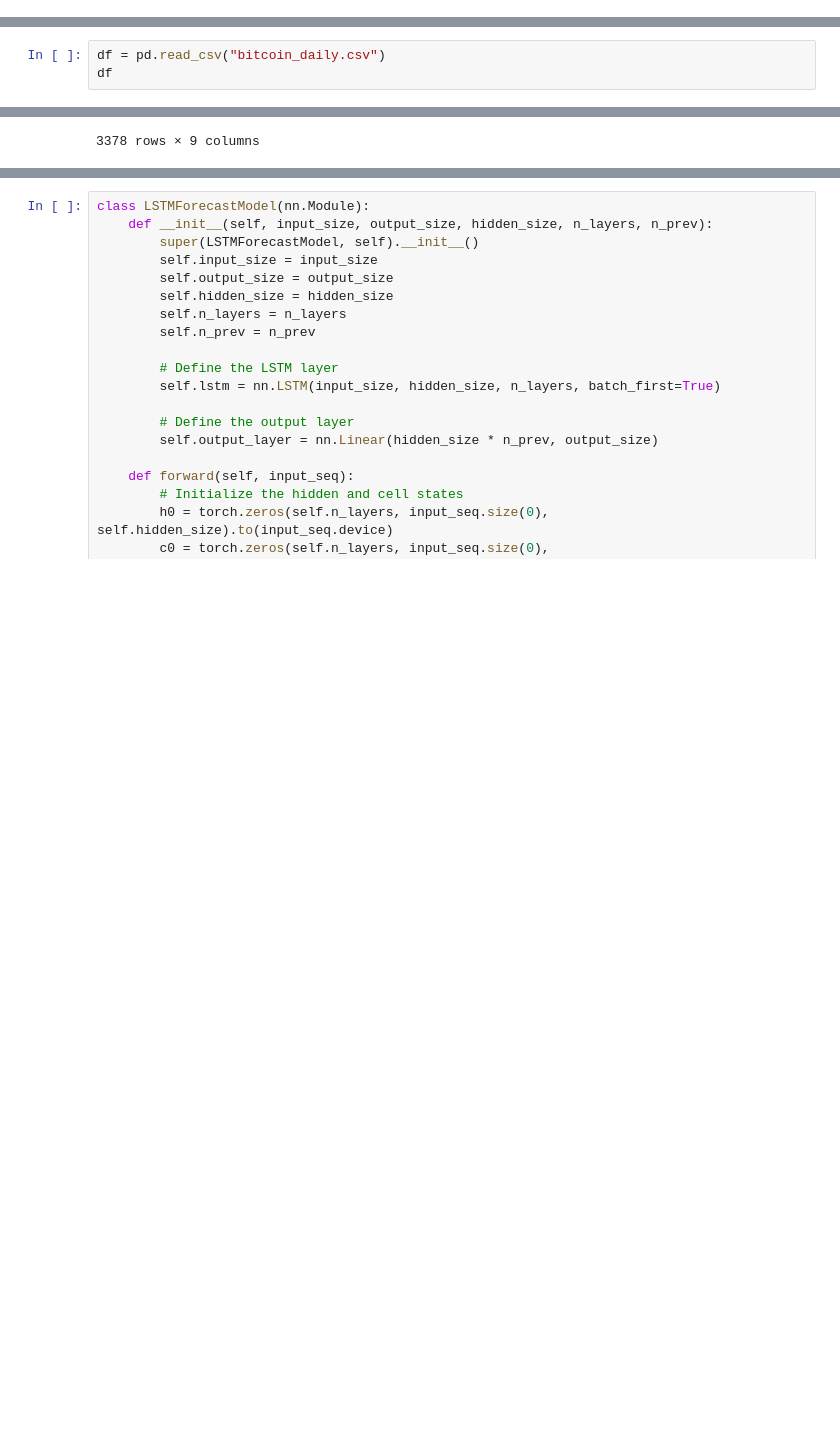
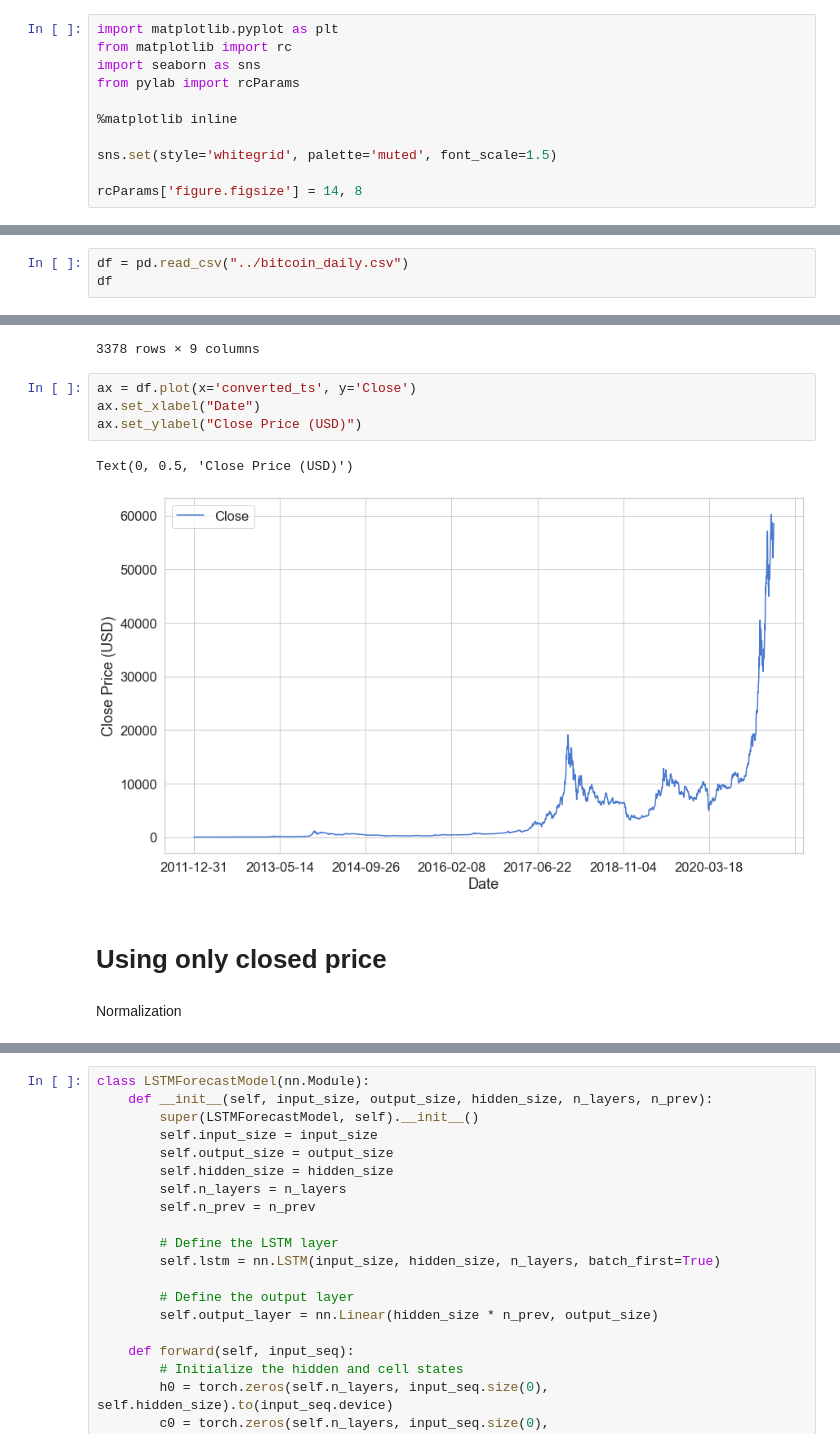
Before and after one commit to minhduchoang301/CSC413_Project, a Jupyter notebook: LSTM/training.ipynb, the cells around one changed output, grey strips where cells are left out. Drawn from its saved outputs; the diff is of its cells as text; blank space fills up the shorter version.

```diff
--- a/LSTM/training.ipynb
+++ b/LSTM/training.ipynb
@@ -5,7 +7,18 @@ from torch.utils.data import Dataset, DataLoader
+# %%
+import matplotlib.pyplot as plt
+from matplotlib import rc
+import seaborn as sns
+from pylab import rcParams
+
+%matplotlib inline
+
+sns.set(style='whitegrid', palette='muted', font_scale=1.5)
+
+rcParams['figure.figsize'] = 14, 8
 # %%
 import pandas as pd
 # %%
-df = pd.read_csv("bitcoin_daily.csv")
+df = pd.read_csv("../bitcoin_daily.csv")
 df
 # %% [output]
 |  | converted_ts | Timestamp | Open | High | Low | Close | Volume_(BTC) | Volume_(Currency) | ... |
@@ -21,3 +34,14 @@ df
 | 3376 | 2021-03-29 | 1.617034e+09 | 57235.672481 | 57267.246852 | 57205.425351 | 57236.598603 | 3.868826 | 221942.790902 | ... |
 | 3377 | 2021-03-30 | 1.617113e+09 | 58548.495268 | 58573.017400 | 58525.093386 | 58550.412868 | 2.436852 | 142941.673239 | ... |
 3378 rows × 9 columns
+# %%
+ax = df.plot(x='converted_ts', y='Close')
+ax.set_xlabel("Date")
+ax.set_ylabel("Close Price (USD)")
+# %% [output]
+Text(0, 0.5, 'Close Price (USD)')
+[figure, added]
+# %% [markdown]
+# Using only closed price
+# %% [markdown]
+Normalization
```
Also changed, not shown: parts of 7 cells of this notebook.
